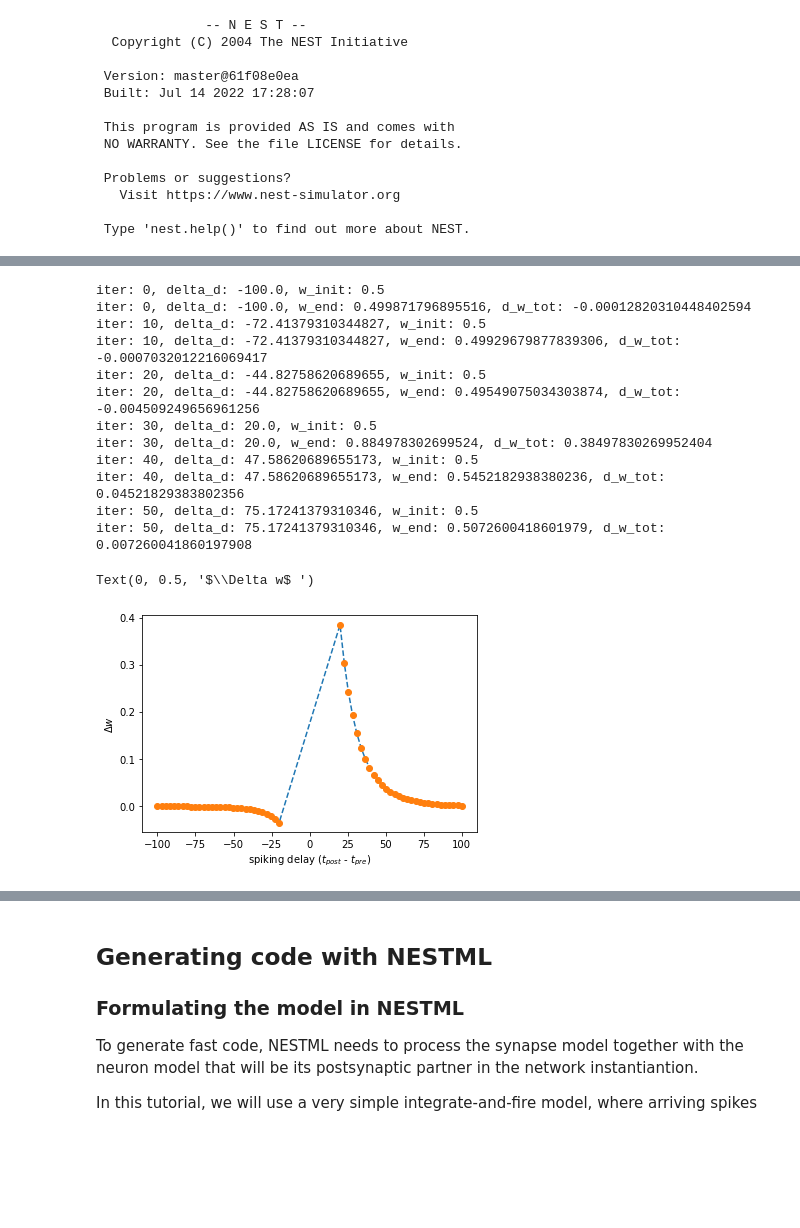
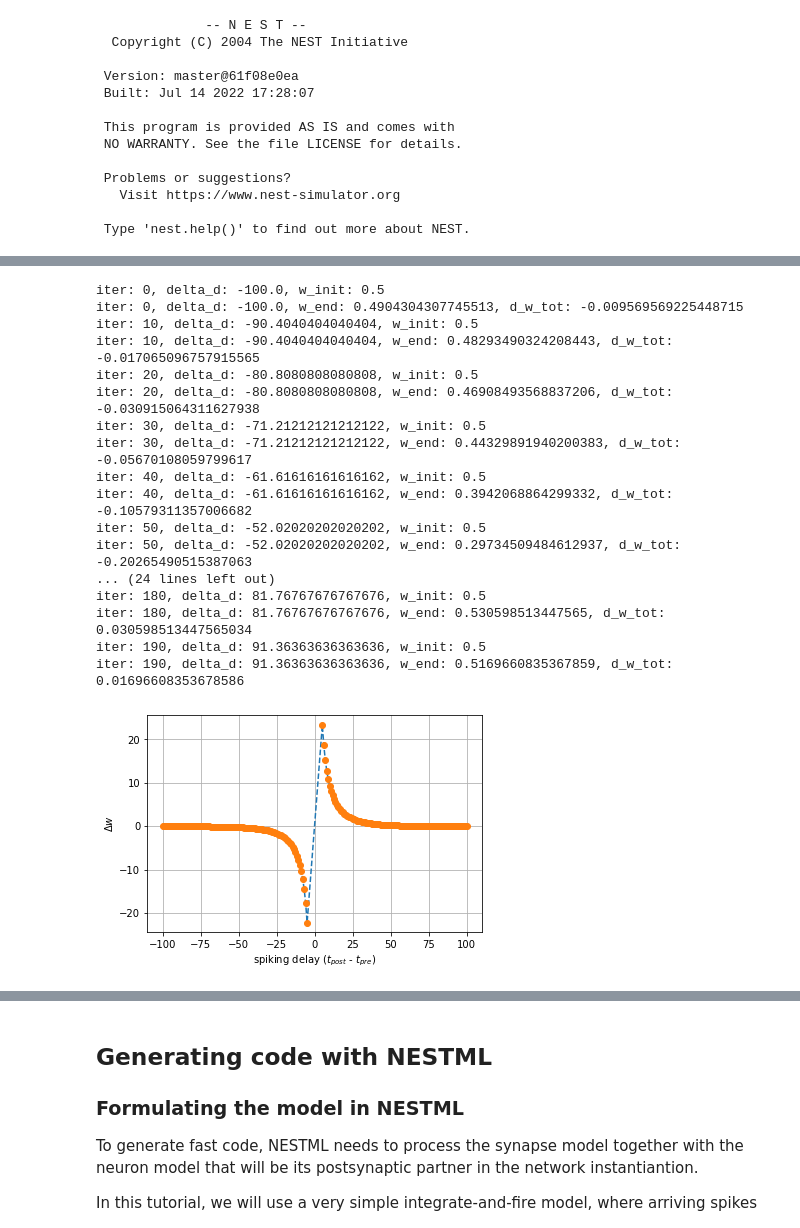
Before and after one commit to Wiss/nestml, a Jupyter notebook: ehp/three_factor_lr/ed_stdp.ipynb, the cells around one changed output, grey strips where cells are left out. Drawn from its saved outputs; the diff is of its cells as text; code cells hidden in the pictures; blank space fills up the shorter version.

```diff
--- a/ehp/three_factor_lr/ed_stdp.ipynb
+++ b/ehp/three_factor_lr/ed_stdp.ipynb
@@ -163,10 +163,10 @@ Finally, the remaining parameters are defined:
 ## Standar STDP Rules parameters
 tau_up = 20
 tau_down = 20
-lam = 0.0009
-alpha = 0.1
-mu_p = 0.2
-mu_m = 0.5
+lam = 0.005
+alpha = 0.95
+mu_p = 0.0
+mu_m = 0.0
 w_max = 100
 w_min = 0
 # %%
@@ -190,9 +190,9 @@ def delta_w(lam, mu_p, mu_m, alpha,
     return d_w
 # %%
 #delta_t = t_o - t_i
-stim_time_n = 60 # umber of time "samples"
+stim_time_n = 200 # number of time "samples"
 init_time = 100
-end_time = 20
+end_time = 5
 delta_t_neg = np.linspace(-init_time,-end_time, int(stim_time_n/2))
 delta_t_pos = np.linspace(end_time, init_time, int(stim_time_n/2))
 delta_t = np.append(delta_t_neg, delta_t_pos)
@@ -221,22 +221,27 @@ for k, d_t in enumerate(delta_t):
 #print(d_w_tot)
 # %% [output]
 iter: 0, delta_d: -100.0, w_init: 0.5
-iter: 0, delta_d: -100.0, w_end: 0.499871796895516, d_w_tot: -0.00012820310448402594
-iter: 10, delta_d: -72.41379310344827, w_init: 0.5
-iter: 10, delta_d: -72.41379310344827, w_end: 0.49929679877839306, d_w_tot: -0.0007032012216069417
-iter: 20, delta_d: -44.82758620689655, w_init: 0.5
-iter: 20, delta_d: -44.82758620689655, w_end: 0.49549075034303874, d_w_tot: -0.004509249656961256
-iter: 30, delta_d: 20.0, w_init: 0.5
-iter: 30, delta_d: 20.0, w_end: 0.884978302699524, d_w_tot: 0.38497830269952404
-iter: 40, delta_d: 47.58620689655173, w_init: 0.5
-iter: 40, delta_d: 47.58620689655173, w_end: 0.5452182938380236, d_w_tot: 0.04521829383802356
-iter: 50, delta_d: 75.17241379310346, w_init: 0.5
-iter: 50, delta_d: 75.17241379310346, w_end: 0.5072600418601979, d_w_tot: 0.007260041860197908
+iter: 0, delta_d: -100.0, w_end: 0.4904304307745513, d_w_tot: -0.009569569225448715
+iter: 10, delta_d: -90.4040404040404, w_init: 0.5
+iter: 10, delta_d: -90.4040404040404, w_end: 0.48293490324208443, d_w_tot: -0.017065096757915565
+iter: 20, delta_d: -80.8080808080808, w_init: 0.5
+iter: 20, delta_d: -80.8080808080808, w_end: 0.46908493568837206, d_w_tot: -0.030915064311627938
+iter: 30, delta_d: -71.21212121212122, w_init: 0.5
+iter: 30, delta_d: -71.21212121212122, w_end: 0.44329891940200383, d_w_tot: -0.05670108059799617
+iter: 40, delta_d: -61.61616161616162, w_init: 0.5
+iter: 40, delta_d: -61.61616161616162, w_end: 0.3942068864299332, d_w_tot: -0.10579311357006682
+iter: 50, delta_d: -52.02020202020202, w_init: 0.5
+iter: 50, delta_d: -52.02020202020202, w_end: 0.29734509484612937, d_w_tot: -0.20265490515387063
+... (24 lines left out)
+iter: 180, delta_d: 81.76767676767676, w_init: 0.5
+iter: 180, delta_d: 81.76767676767676, w_end: 0.530598513447565, d_w_tot: 0.030598513447565034
+iter: 190, delta_d: 91.36363636363636, w_init: 0.5
+iter: 190, delta_d: 91.36363636363636, w_end: 0.5169660835367859, d_w_tot: 0.01696608353678586
 # %%
 plt.plot(delta_t, d_w_tot, "--")
 plt.plot(delta_t, d_w_tot, "o")
 plt.xlabel("spiking delay ($t_{post}$ - $t_{pre}$)")
 plt.ylabel(r"$\Delta w$ ")
+plt.grid()
 # %% [output]
-Text(0, 0.5, '$\\Delta w$ ')
-[figure, old version]
+[figure, new version]
```
Also changed, not shown: parts of 7 cells of this notebook, 3 other files.
